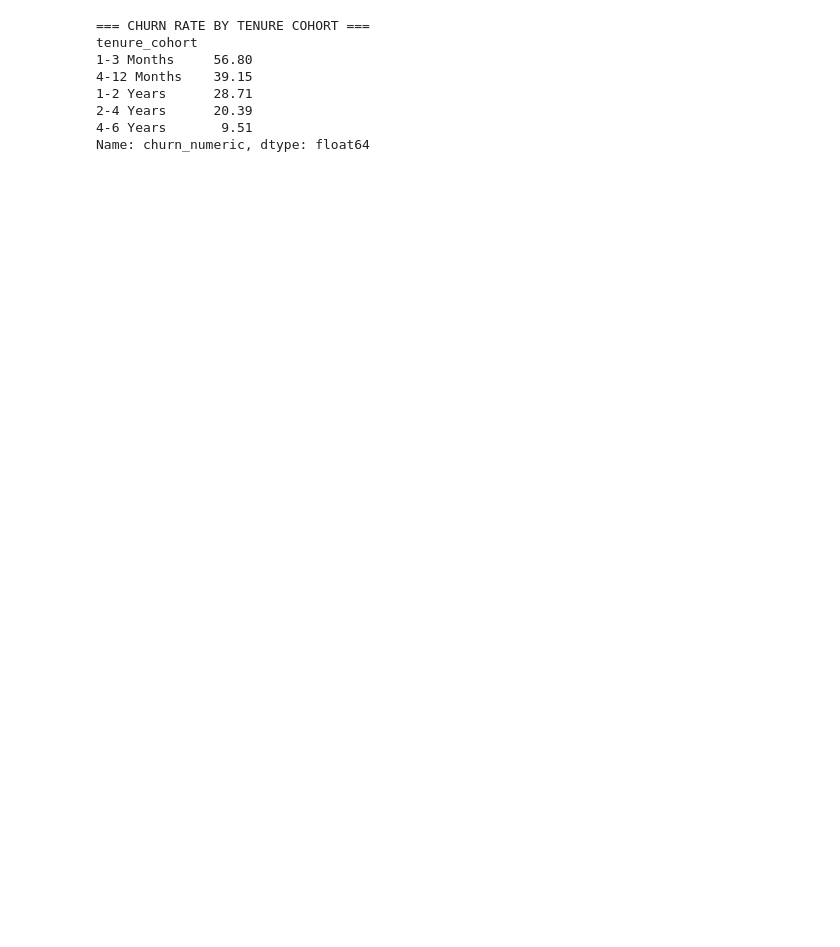
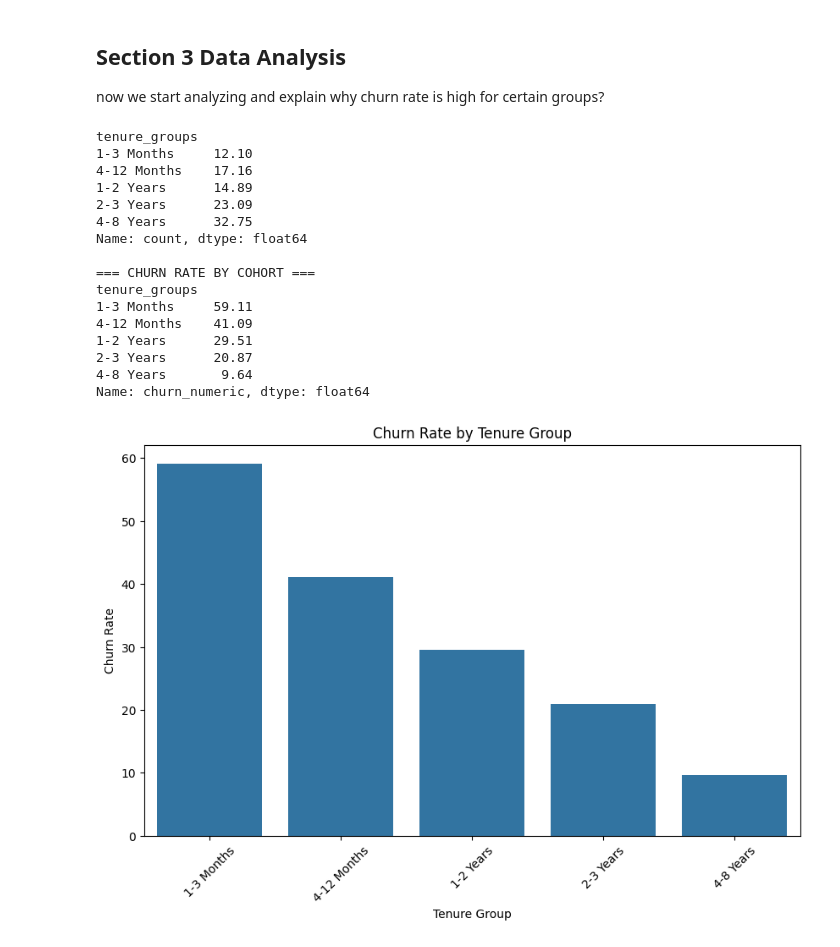
Before and after one commit to TheRealRuClEsHe/telco-churn-experiment, a Jupyter notebook: notebooks/02_analysis.ipynb, the cells around one changed output. Cells and saved outputs as stored; diff of their text form; code cells hidden in the pictures; blank space fills up the shorter version.

```diff
--- a/notebooks/02_analysis.ipynb
+++ b/notebooks/02_analysis.ipynb
@@ -21,18 +1,59 @@ Churn rate: 26.6%
-# %%
-# Finding 1: Churn rate by tenure cohort
-bins = [0, 3, 12, 24, 48, 75]
-labels = ['1-3 Months', '4-12 Months', '1-2 Years', '2-4 Years', '4-6 Years']
-df['tenure_cohort'] = pd.cut(df['tenure'], bins=bins, labels=labels)
-
-cohort_churn = df.groupby('tenure_cohort', observed=False)['churn_numeric'].mean() * 100
-print("=== CHURN RATE BY TENURE COHORT ===")
-print(cohort_churn.round(2))
-# %% [output]
-=== CHURN RATE BY TENURE COHORT ===
-tenure_cohort
-1-3 Months     56.80
-4-12 Months    39.15
-1-2 Years      28.71
-2-4 Years      20.39
-4-6 Years       9.51
-Name: churn_numeric, dtype: float64
+# %% [markdown]
+## Section 3 Data Analysis
+now we start analyzing and explain why churn rate is high for certain groups?
+# %%
+import pandas as pd
+import sqlite3
+import matplotlib.pyplot as plt
+import seaborn as sns
+import numpy as np
+
+# 1. Load the data
+df = pd.read_csv('../data/telco_churn_clean.csv')
+conn = sqlite3.connect('../telco_churn.db')
+
+# 2. Convert Churn to a binary number (1 or 0) for easy math
+# Note: .apply(lambda) used for readability
+# Production alternative: df['churn_numeric'] = (df['churn'] == 'Yes').astype(int)
+df['churn_numeric'] = df['churn'].apply(lambda x: 1 if x == 'Yes' else 0)
+
+# 3. Define the Business Time-Buckets (Cohorts)
+# The PM cares about the first 3 months, then we group the rest logically
+months = [0,3,12,24,48,96]
+labels = ['1-3 Months', '4-12 Months', '1-2 Years', '2-3 Years', '4-8 Years' ]
+df['tenure_groups'] = pd.cut(df['tenure'], bins=months, labels=labels, right=False)
+# this is giving me the amount of people in each tenure group, I think a percetange would be better
+print(round((df['tenure_groups'].value_counts() / len(df)) * 100, 2).sort_index())
+
+# 4. Calculate the average churn rate (%) for each cohort
+print(f"\n=== CHURN RATE BY COHORT ===")
+churn_rate_by_tenure = round(df.groupby('tenure_groups')['churn_numeric'].mean()*100, 2)
+print(churn_rate_by_tenure)
+
+# 5. Visualize the churn rate by tenure group
+# I want to visualize this data, so I can see if there are any patterns
+plt.figure(figsize=(10,6))
+sns.barplot(x=churn_rate_by_tenure.index, y=churn_rate_by_tenure.values)
+plt.title('Churn Rate by Tenure Group')
+plt.xlabel('Tenure Group')
+plt.ylabel('Churn Rate')
+plt.xticks(rotation=45)
+plt.show()
+# %% [output]
+tenure_groups
+1-3 Months     12.10
+4-12 Months    17.16
+1-2 Years      14.89
+2-3 Years      23.09
+4-8 Years      32.75
+Name: count, dtype: float64
+
+=== CHURN RATE BY COHORT ===
+tenure_groups
+1-3 Months     59.11
+4-12 Months    41.09
+1-2 Years      29.51
+2-3 Years      20.87
+4-8 Years       9.64
+Name: churn_numeric, dtype: float64
+[figure, added]
```
Also changed, not shown: parts of 8 cells of this notebook, 1 other file.
